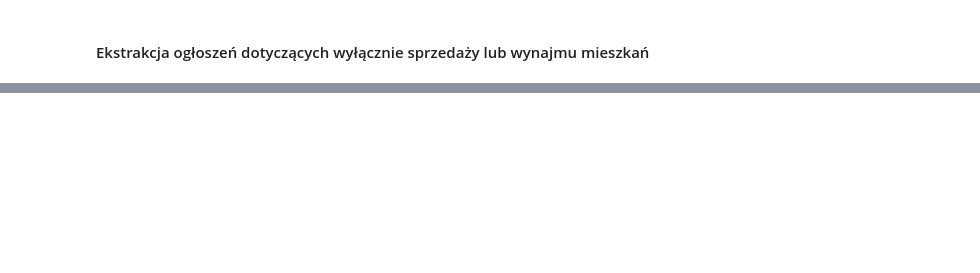
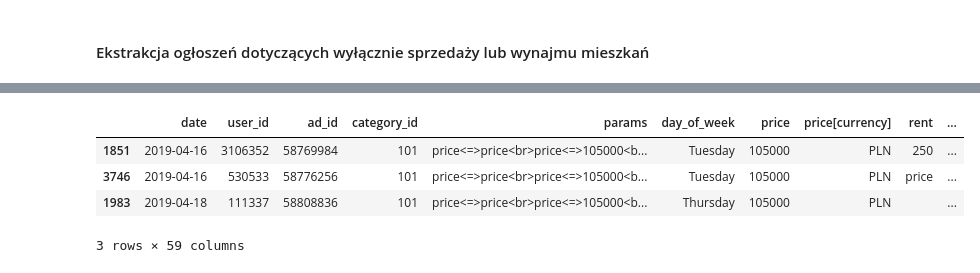
Before and after one commit to agnieszkajaniak/olx, a Jupyter notebook: Zadanie rekrutacyjne Otodom Product Analyst.ipynb, the cells around one changed output, grey strips where cells are left out. Saved outputs shown, nothing was run; the diff lists cells and outputs as text; code cells hidden in the pictures; blank space fills up the shorter version.

```diff
--- a/Zadanie rekrutacyjne Otodom Product Analyst.ipynb
+++ b/Zadanie rekrutacyjne Otodom Product Analyst.ipynb
@@ -506,0 +501,3 @@ apartments = cursor.fetchall()
+# %%
+#utworzenie przedziałów dla których wyliczane będzie liquidity
+breaks = np.arange(100000, 1000001, 50000).tolist()
@@ -506,0 +515,8 @@ apartments = cursor.fetchall()
+# %%
+lim101[0:3]
+# %% [output]
+|  | date | user_id | ad_id | category_id | params | day_of_week | price | price[currency] | rent | ... |
+| 1851 | 2019-04-16 | 3106352 | 58769984 | 101 | price<=>price<br>price<=>105000<b... | Tuesday | 105000 | PLN | 250 | ... |
+| 3746 | 2019-04-16 | 530533 | 58776256 | 101 | price<=>price<br>price<=>105000<b... | Tuesday | 105000 | PLN | price | ... |
+| 1983 | 2019-04-18 | 111337 | 58808836 | 101 | price<=>price<br>price<=>105000<b... | Thursday | 105000 | PLN |  | ... |
+3 rows × 59 columns
```
Also changed, not shown: parts of 24 cells of this notebook, 2 other files.
